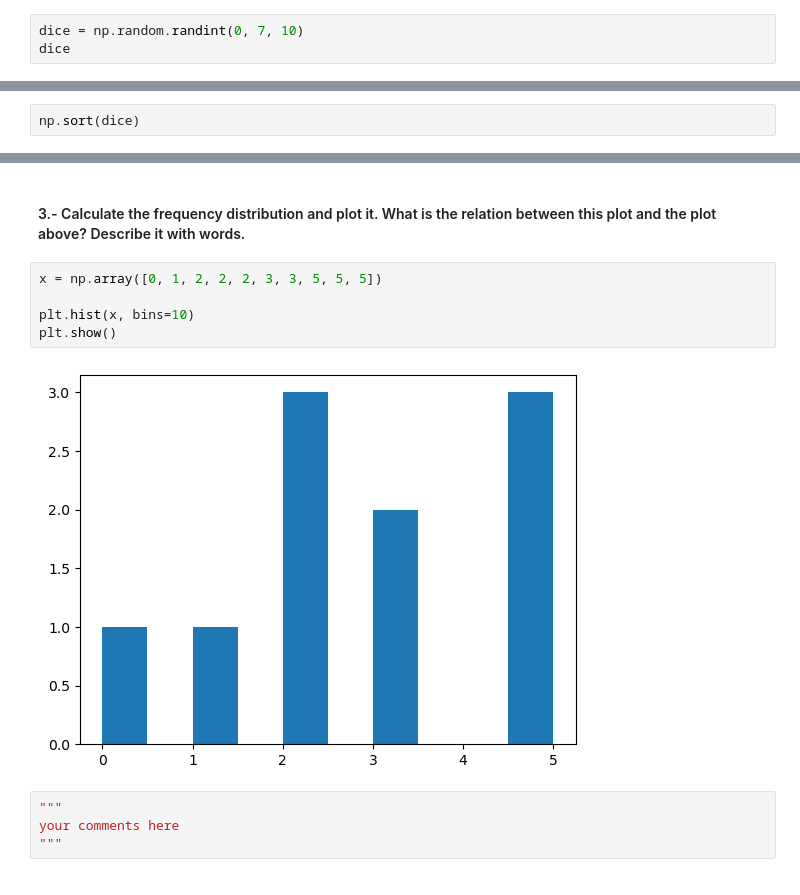
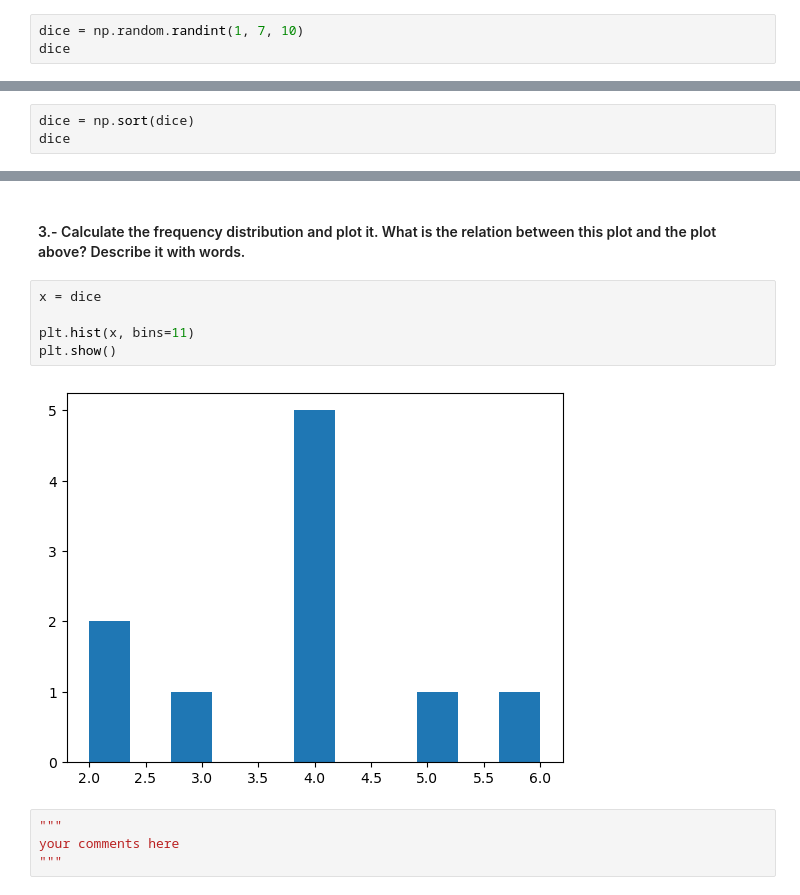
Before and after one commit to ta-data-lis/Descriptive-Stats, a Jupyter notebook: your-code/DescriptiveStatisticsLab.ipynb, the cells around one changed output, grey strips where cells are left out. Saved outputs shown, nothing was run; the diff lists cells and outputs as text.

```diff
--- a/your-code/DescriptiveStatisticsLab.ipynb
+++ b/your-code/DescriptiveStatisticsLab.ipynb
@@ -13,6 +13,6 @@ from scipy import stats as st
 #### 1.- Define a function that simulates rolling a dice 10 times. Save the information in a dataframe.
 **Hint**: you can use the *choices* function from module *random* to help you with the simulation.
 # %%
-dice = np.random.randint(0, 7, 10)
+dice = np.random.randint(1, 7, 10)
 dice
 # %% [output]
@@ -20,5 +20,6 @@ array([2, 3, 5, 1, 5, 3, 2, 5, 2, 0])
 # %% [markdown]
 #### 2.- Plot the results sorted by value.
 # %%
-np.sort(dice)
+dice = np.sort(dice)
+dice
 # %% [output]
@@ -34,12 +39,12 @@ plt.show()
 # %% [markdown]
 #### 3.- Calculate the frequency distribution and plot it. What is the relation between this plot and the plot above? Describe it with words.
 # %%
-x = np.array([0, 1, 2, 2, 2, 3, 3, 5, 5, 5])
+x = dice
 
-plt.hist(x, bins=10)
+plt.hist(x, bins=11)
 plt.show()
 # %% [output]
-[figure, old version]
+[figure, new version]
 # %%
 """
 your comments here
```
Also changed, not shown: parts of 35 cells of this notebook.
